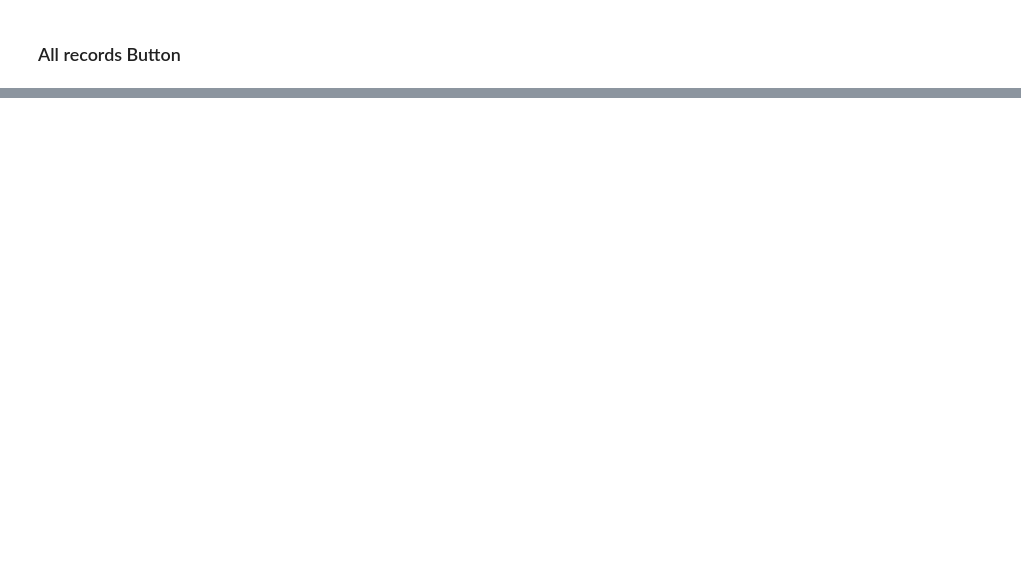
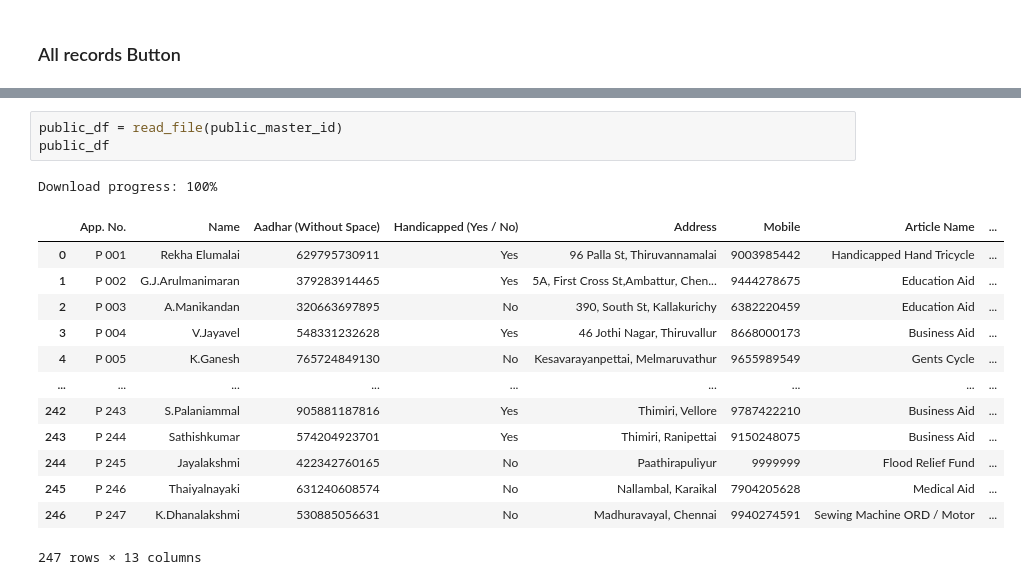
Before and after one commit to ash-sha/MNP25, a Jupyter notebook: codes/frontend.ipynb, the cells around one changed output, grey strips where cells are left out. Cells and saved outputs as stored; diff of their text form; blank space fills up the shorter version.

```diff
--- a/codes/frontend.ipynb
+++ b/codes/frontend.ipynb
@@ -426,0 +491,18 @@ np.int64(13831)
+# %%
+public_df = read_file(public_master_id)
+public_df
+# %% [output]
+Download progress: 100%
+|  | App. No. | Name | Aadhar (Without Space) | Handicapped (Yes / No) | Address | Mobile | Article Name | ... |
+| 0 | P 001 | Rekha Elumalai | 629795730911 | Yes | 96 Palla St, Thiruvannamalai | 9003985442 | Handicapped Hand Tricycle | ... |
+| 1 | P 002 | G.J.Arulmanimaran | 379283914465 | Yes | 5A, First Cross St,Ambattur, Chen... | 9444278675 | Education Aid | ... |
+| 2 | P 003 | A.Manikandan | 320663697895 | No | 390, South St, Kallakurichy | 6382220459 | Education Aid | ... |
+| 3 | P 004 | V.Jayavel | 548331232628 | Yes | 46 Jothi Nagar, Thiruvallur | 8668000173 | Business Aid | ... |
+| 4 | P 005 | K.Ganesh | 765724849130 | No | Kesavarayanpettai, Melmaruvathur | 9655989549 | Gents Cycle | ... |
+| ... | ... | ... | ... | ... | ... | ... | ... | ... |
+| 242 | P 243 | S.Palaniammal | 905881187816 | Yes | Thimiri, Vellore | 9787422210 | Business Aid | ... |
+| 243 | P 244 | Sathishkumar | 574204923701 | Yes | Thimiri, Ranipettai | 9150248075 | Business Aid | ... |
+| 244 | P 245 | Jayalakshmi | 422342760165 | No | Paathirapuliyur | 9999999 | Flood Relief Fund | ... |
+| 245 | P 246 | Thaiyalnayaki | 631240608574 | No | Nallambal, Karaikal | 7904205628 | Medical Aid | ... |
+| 246 | P 247 | K.Dhanalakshmi | 530885056631 | No | Madhuravayal, Chennai | 9940274591 | Sewing Machine ORD / Motor | ... |
+247 rows × 13 columns
```
Also changed, not shown: parts of 28 cells of this notebook, 1 other file.
